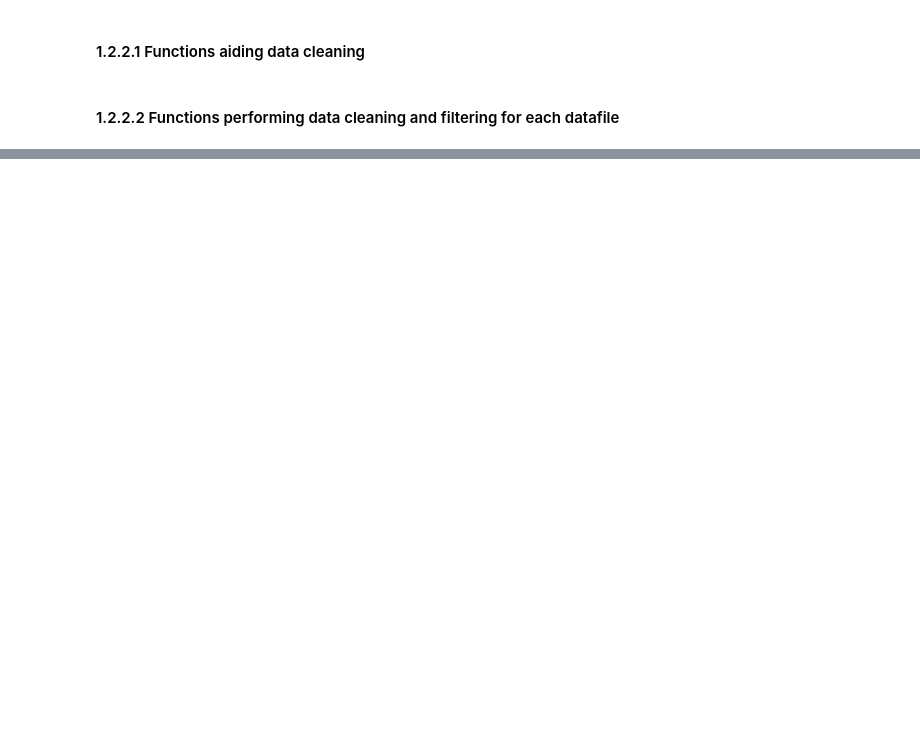
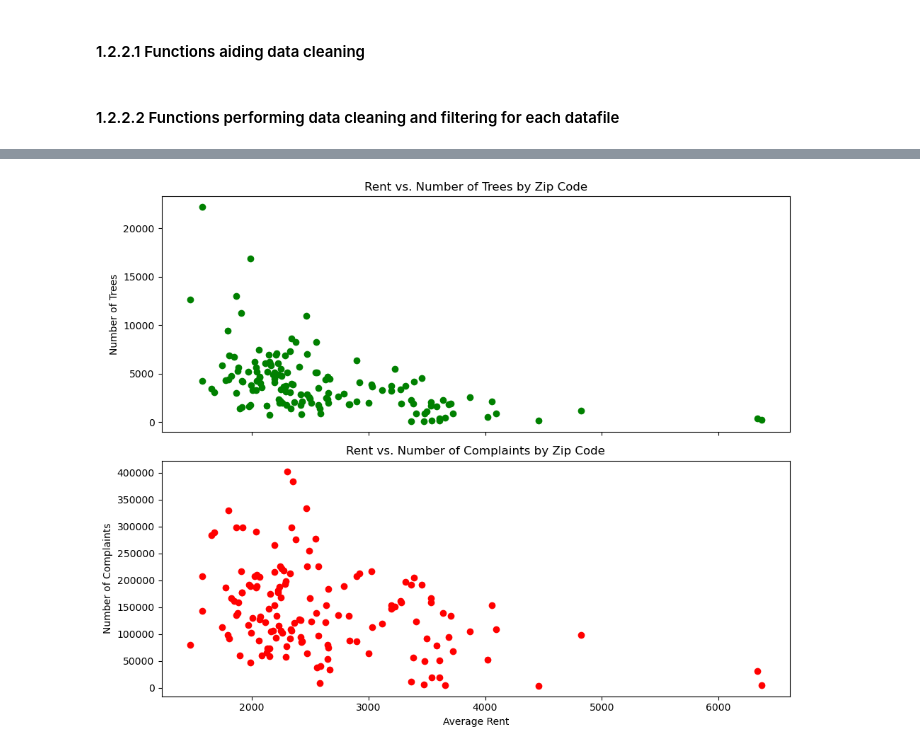
Before and after one commit to lc3779/Project_4501_IEOR, a Jupyter notebook: Project_4501_IEOR.ipynb, the cells around one changed output, grey strips where cells are left out. Saved outputs shown, nothing was run; the diff lists cells and outputs as text; code cells hidden in the pictures; blank space fills up the shorter version.

```diff
--- a/Project_4501_IEOR.ipynb
+++ b/Project_4501_IEOR.ipynb
@@ -510,0 +1599,27 @@ def clean_filter_311(filename, nyc_zipcodes):
+# %%
+def visualize_rent_trees_complaints_correlation(data, start_date, end_date):
+    # Create a figure and a set of subplots with shared x-axis
+    fig, (ax1, ax2) = plt.subplots(2, 1, sharex=True, figsize=(10, 8))
+
+    # First subplot: Rent vs. Trees
+    ax1.scatter(data['average_rent'], data['tree_count'], color='green')
+    ax1.set_ylabel('Number of Trees')
+    ax1.set_title('Rent vs. Number of Trees by Zip Code')
+
+    # Second subplot: Rent vs. Complaints
+    ax2.scatter(data['average_rent'], data['complaint_count'], color='red')
+    ax2.set_ylabel('Number of Complaints')
+    ax2.set_xlabel('Average Rent')
+    ax2.set_title('Rent vs. Number of Complaints by Zip Code')
+
+    # Display the plot
+    plt.tight_layout()
+    plt.show()
+# %%
+# Get the merged data
+merged_data = get_data_for_visual_3('2015-01-01', '2023-09-30')
+
+# Visualize the data
+visualize_rent_trees_complaints_correlation(merged_data, '2015-01-01', '2023-09-30')
+# %% [output]
+[figure, added]
```
Also changed, not shown: parts of 77 cells of this notebook, 6 other files.
